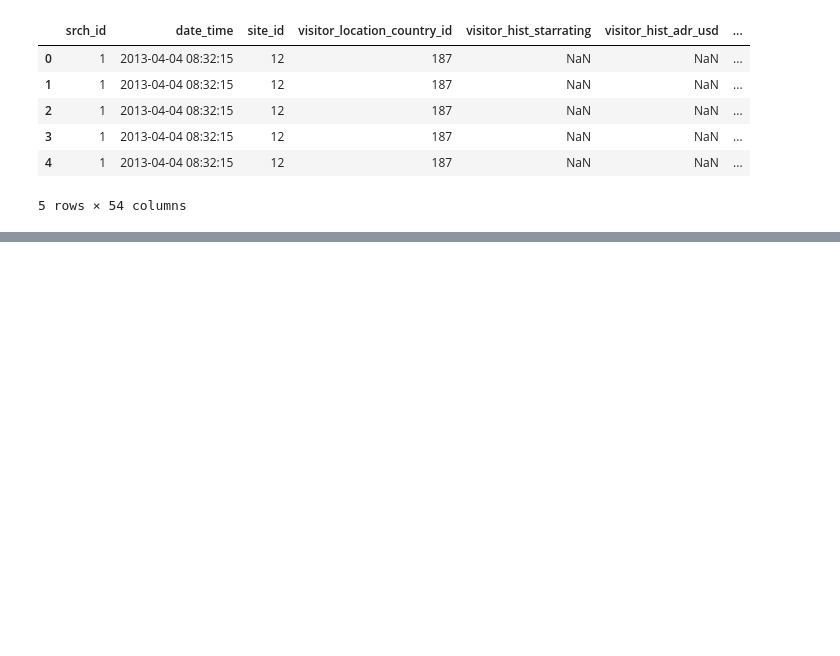
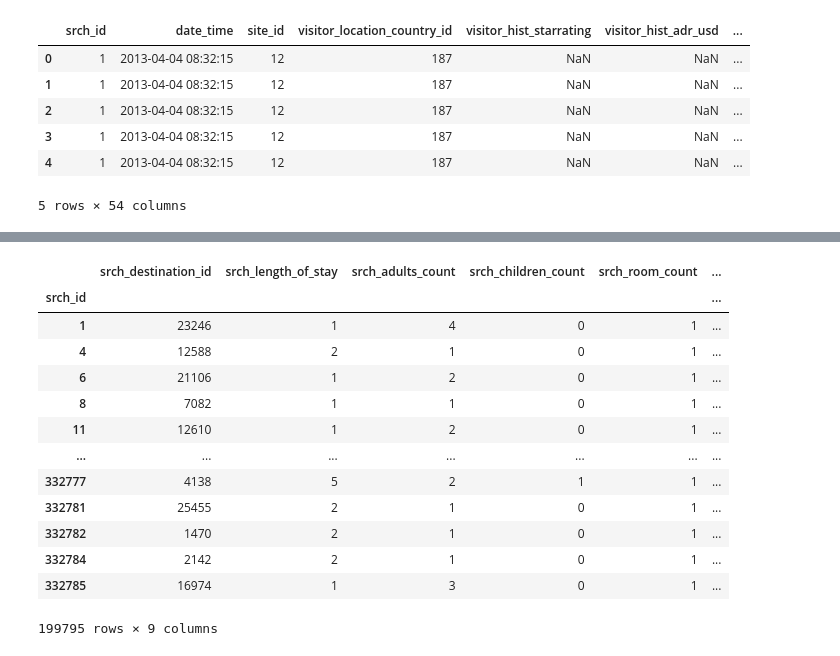
Before and after one commit to Leodom01/X_400108-DataMiningTechniques, a Jupyter notebook: EDA.ipynb, the cells around one changed output, grey strips where cells are left out. Drawn from its saved outputs; the diff is of its cells as text; code cells hidden in the pictures; blank space fills up the shorter version.

```diff
--- a/EDA.ipynb
+++ b/EDA.ipynb
@@ -36,0 +166,19 @@ df.drop(columns=drop_columns, inplace=True)
+# %%
+user_similarity_features = ['srch_id', 'srch_destination_id', 'srch_length_of_stay', 'srch_adults_count', 'srch_children_count', 'srch_room_count', 'srch_saturday_night_bool', 'visitor_location_country_id', 'visitor_hist_starrating', 'visitor_hist_adr_usd']
+users = df[user_similarity_features].groupby(by='srch_id').first()
+users
+# %% [output]
+|  | srch_destination_id | srch_length_of_stay | srch_adults_count | srch_children_count | srch_room_count | ... |
+| srch_id |  |  |  |  |  | ... |
+| 1 | 23246 | 1 | 4 | 0 | 1 | ... |
+| 4 | 12588 | 2 | 1 | 0 | 1 | ... |
+| 6 | 21106 | 1 | 2 | 0 | 1 | ... |
+| 8 | 7082 | 1 | 1 | 0 | 1 | ... |
+| 11 | 12610 | 1 | 2 | 0 | 1 | ... |
+| ... | ... | ... | ... | ... | ... | ... |
+| 332777 | 4138 | 5 | 2 | 1 | 1 | ... |
+| 332781 | 25455 | 2 | 1 | 0 | 1 | ... |
+| 332782 | 1470 | 2 | 1 | 0 | 1 | ... |
+| 332784 | 2142 | 2 | 1 | 0 | 1 | ... |
+| 332785 | 16974 | 1 | 3 | 0 | 1 | ... |
+199795 rows × 9 columns
```
Also changed, not shown: parts of 24 cells of this notebook.
